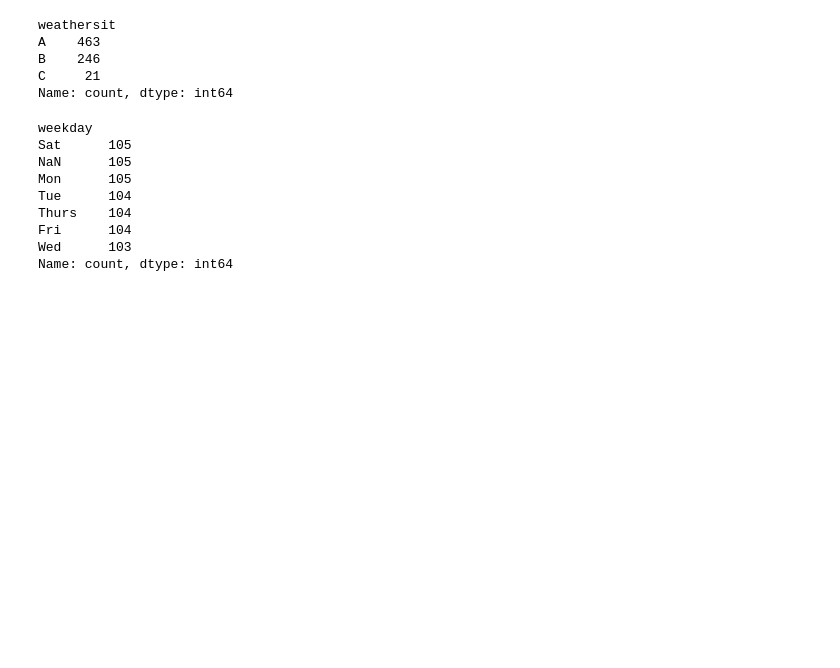
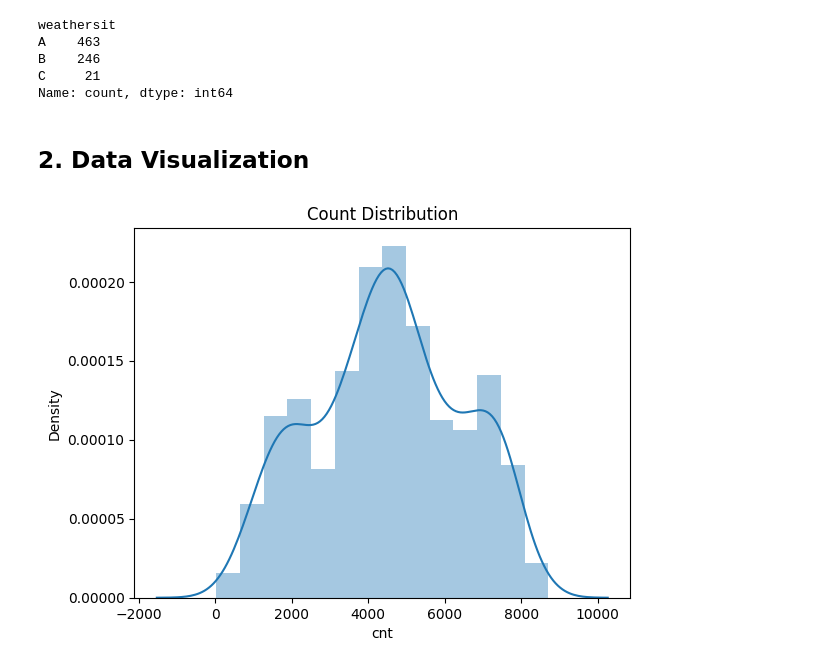
Before and after one commit to CodeByD3v/ML-Experiments, a Jupyter notebook: Boom Bikes/Bike-Sharing-Prediction.ipynb, the cells around one changed output. Cells and saved outputs as stored; diff of their text form; code cells hidden in the pictures; blank space fills up the shorter version.

Commit message:
Feature Visualization - I

```diff
--- a/Boom Bikes/Bike-Sharing-Prediction.ipynb
+++ b/Boom Bikes/Bike-Sharing-Prediction.ipynb
@@ -99,6 +99,9 @@ casual        0
 registered    0
 cnt           0
 dtype: int64
+# %%
+# Converting " dteday " object ---> datetime
+df["dteday"] = df["dteday"].astype("datetime64[ns]")
 # %%
 # Decoding "season"
 
@@ -235,15 +238,12 @@ A    463
 B    246
 C     21
 Name: count, dtype: int64
-# %%
-df['weekday'].value_counts(dropna = False)
-# %% [output]
-weekday
-Sat      105
-NaN      105
-Mon      105
-Tue      104
-Thurs    104
-Fri      104
-Wed      103
-Name: count, dtype: int64
+# %% [markdown]
+## 2. Data Visualization
+# %%
+# Target variable analysis
+sns.distplot(df["cnt"])
+plt.title("Count Distribution")
+plt.show()
+# %% [output]
+[figure, added]
```
Also changed, not shown: parts of 1 cell of this notebook.
